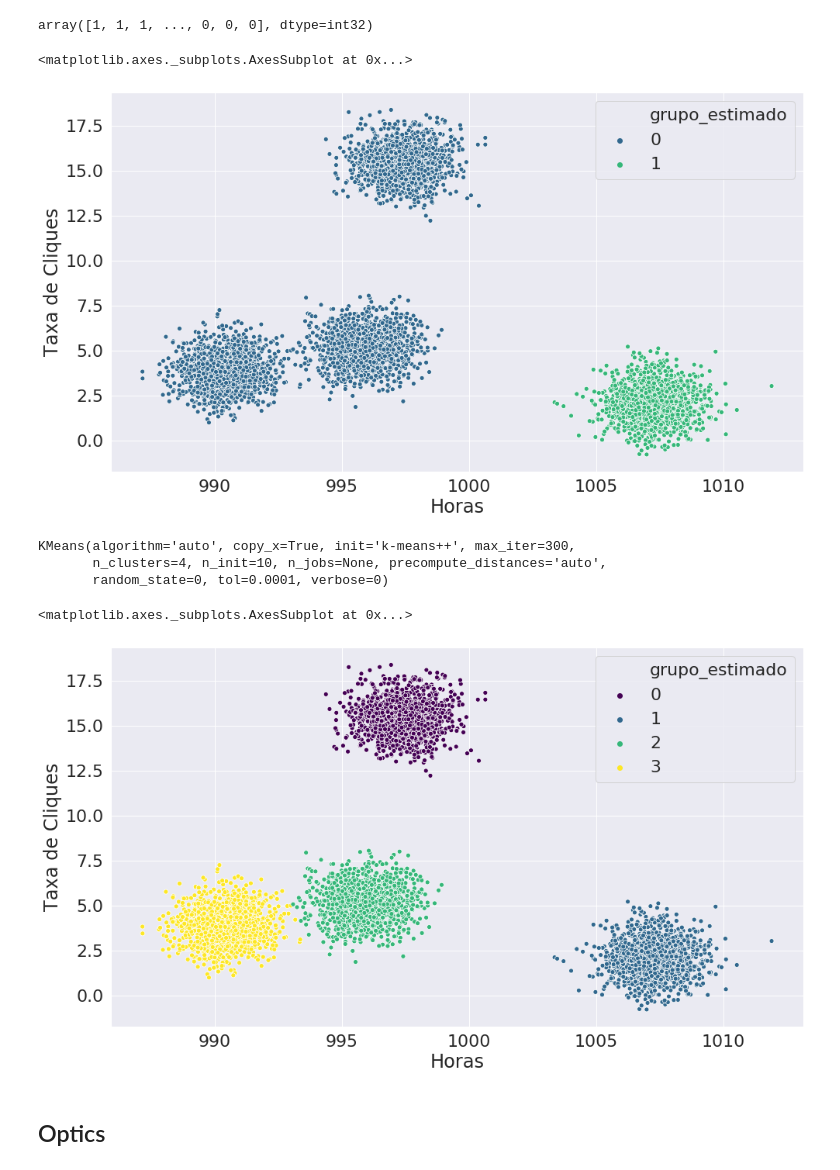
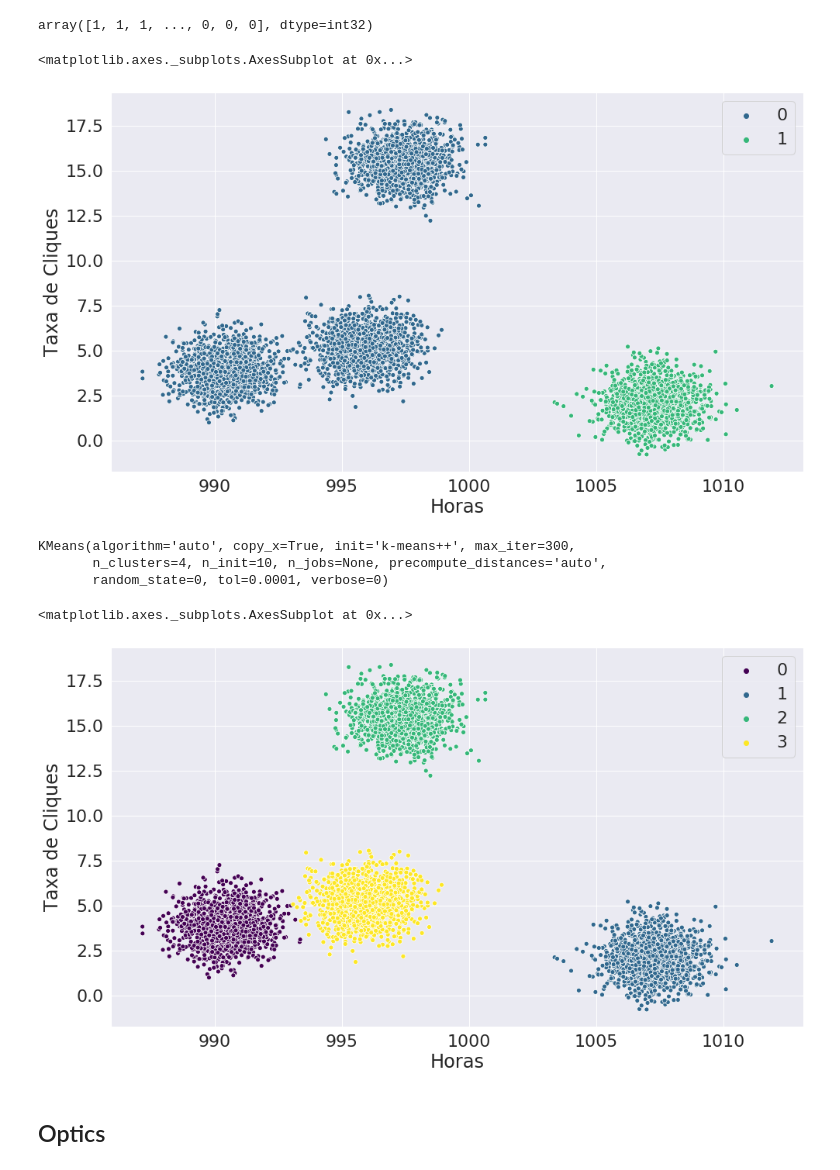
Before and after one commit to alura-cursos/curso_scikitlearn, a Jupyter notebook: Aula5_scikitlearn.ipynb, the cells around one changed output. Saved outputs shown, nothing was run; the diff lists cells and outputs as text; code cells hidden in the pictures.

```diff
--- a/Aula5_scikitlearn.ipynb
+++ b/Aula5_scikitlearn.ipynb
@@ -316,10 +311,10 @@ X2['grupo_estimado'] = kmeans.labels_
 # %%
 plt.figure(figsize = (16,9))
 sns.set(font_scale=2)
-sns.scatterplot(x='Horas',y='Taxa de Cliques',data=X2, hue='grupo_estimado', palette='viridis')
+sns.scatterplot(x='Horas',y='Taxa de Cliques',data=X, hue=kmeans.labels_, palette='viridis')
 # %% [output]
 <matplotlib.axes._subplots.AxesSubplot at 0x...>
-[figure, old version]
+[figure, new version]
 # %%
 kmeans = KMeans(n_clusters=4, random_state=0)
 kmeans.fit(X)
@@ -332,10 +325,10 @@ X2['grupo_estimado'] = kmeans.labels_
 # %%
 plt.figure(figsize = (16,9))
 sns.set(font_scale=2)
-sns.scatterplot(x='Horas',y='Taxa de Cliques',data=X2, hue='grupo_estimado', palette='viridis')
+sns.scatterplot(x='Horas',y='Taxa de Cliques',data=X, hue=kmeans.labels_, palette='viridis')
 # %% [output]
 <matplotlib.axes._subplots.AxesSubplot at 0x...>
-[figure, old version]
+[figure, new version]
 # %% [markdown]
 ## Optics
 # %%
```
Also changed, not shown: parts of 21 cells of this notebook.
